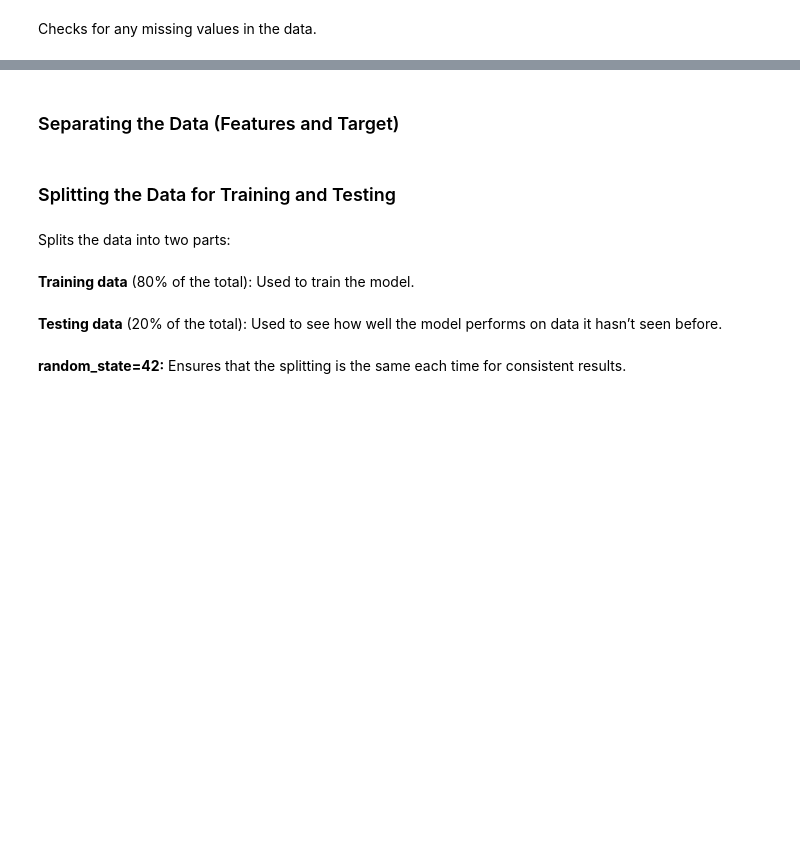
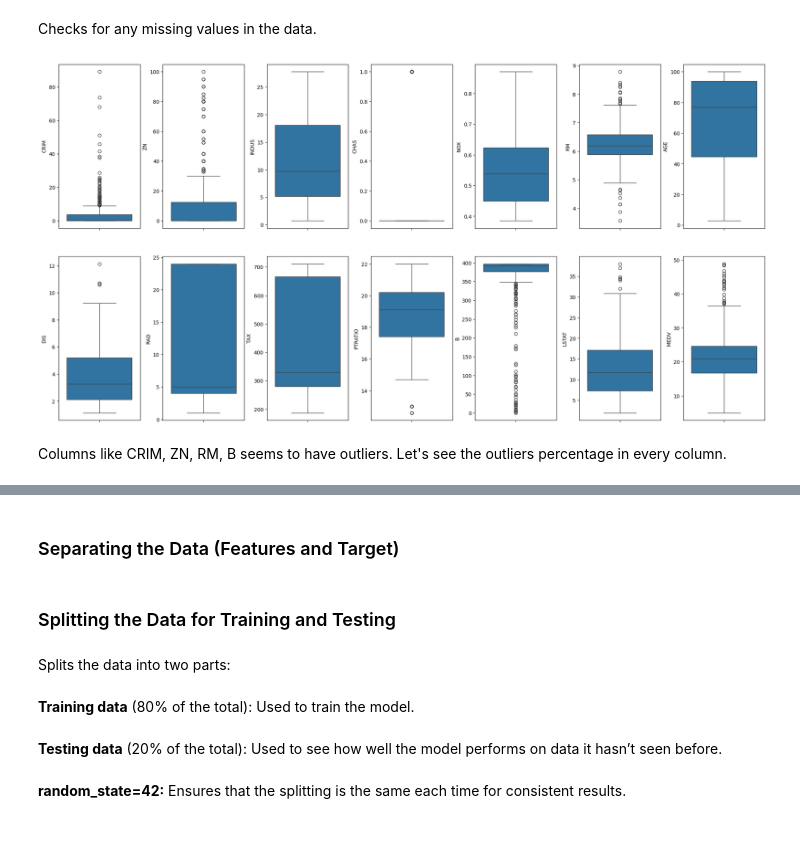
Before and after one commit to Gelonaticss/MeXE402_Midterm_LexterJhustinL.Evangelista_AngeloLouisD.Malabanan-, a Jupyter notebook: Linear Regression/Linear Regression Boston.ipynb, the cells around one changed output, grey strips where cells are left out. Cells and saved outputs as stored; diff of their text form; code cells hidden in the pictures; blank space fills up the shorter version.

```diff
--- a/Linear Regression/Linear Regression Boston.ipynb
+++ b/Linear Regression/Linear Regression Boston.ipynb
@@ -123,2 +138,19 @@ dtype: int64
 # %% [markdown]
 Checks for any missing values in the data.
+# %%
+import seaborn as sns
+import matplotlib.pyplot as plt
+%matplotlib inline
+from scipy import stats
+
+fig, axs = plt.subplots(ncols=7, nrows=2, figsize=(20, 10))
+index = 0
+axs = axs.flatten()
+for k,v in df.items():
+    sns.boxplot(y=k, data=data, ax=axs[index])
+    index += 1
+plt.tight_layout(pad=0.4, w_pad=0.5, h_pad=5.0)
+# %% [output]
+[figure, added]
+# %% [markdown]
+Columns like CRIM, ZN, RM, B seems to have outliers. Let's see the outliers percentage in every column.
```
Also changed, not shown: parts of 46 cells of this notebook.
